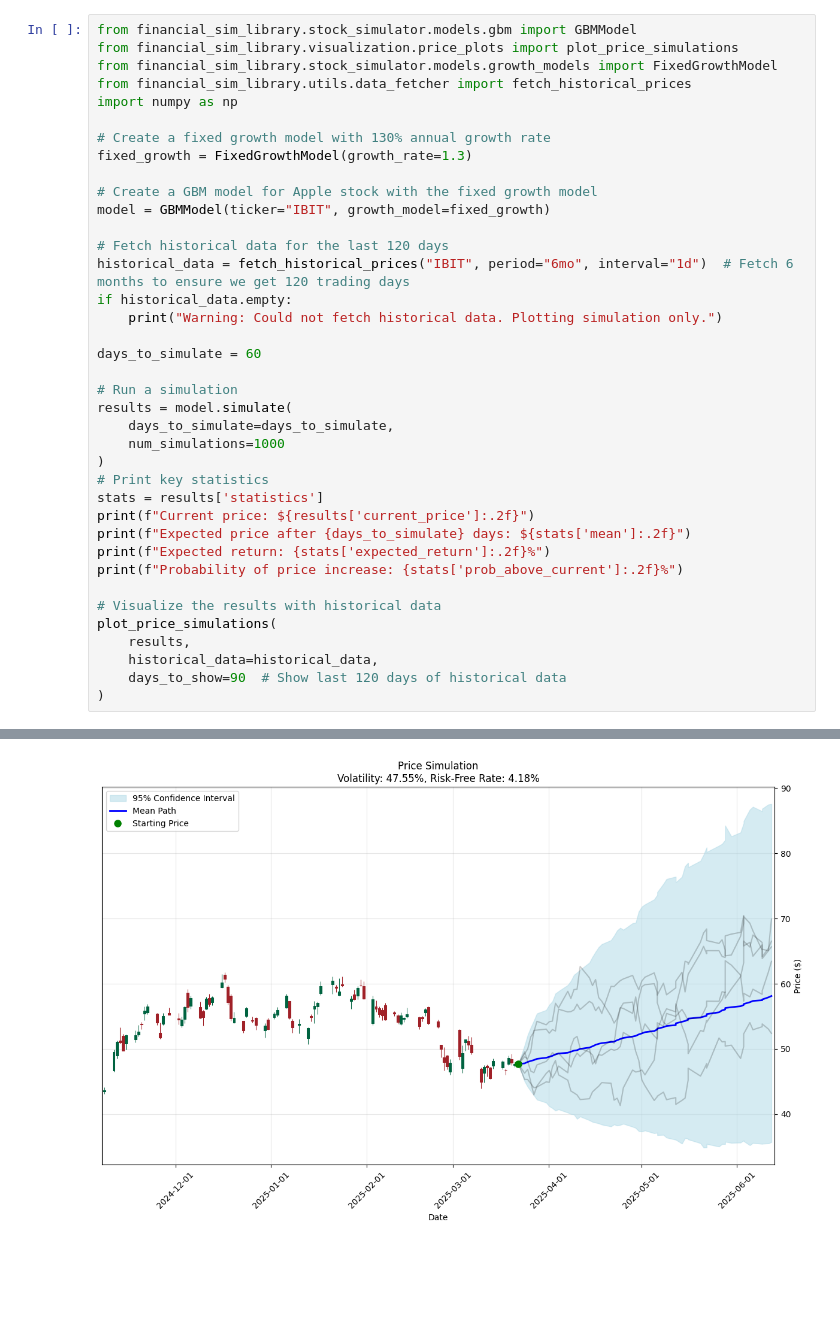
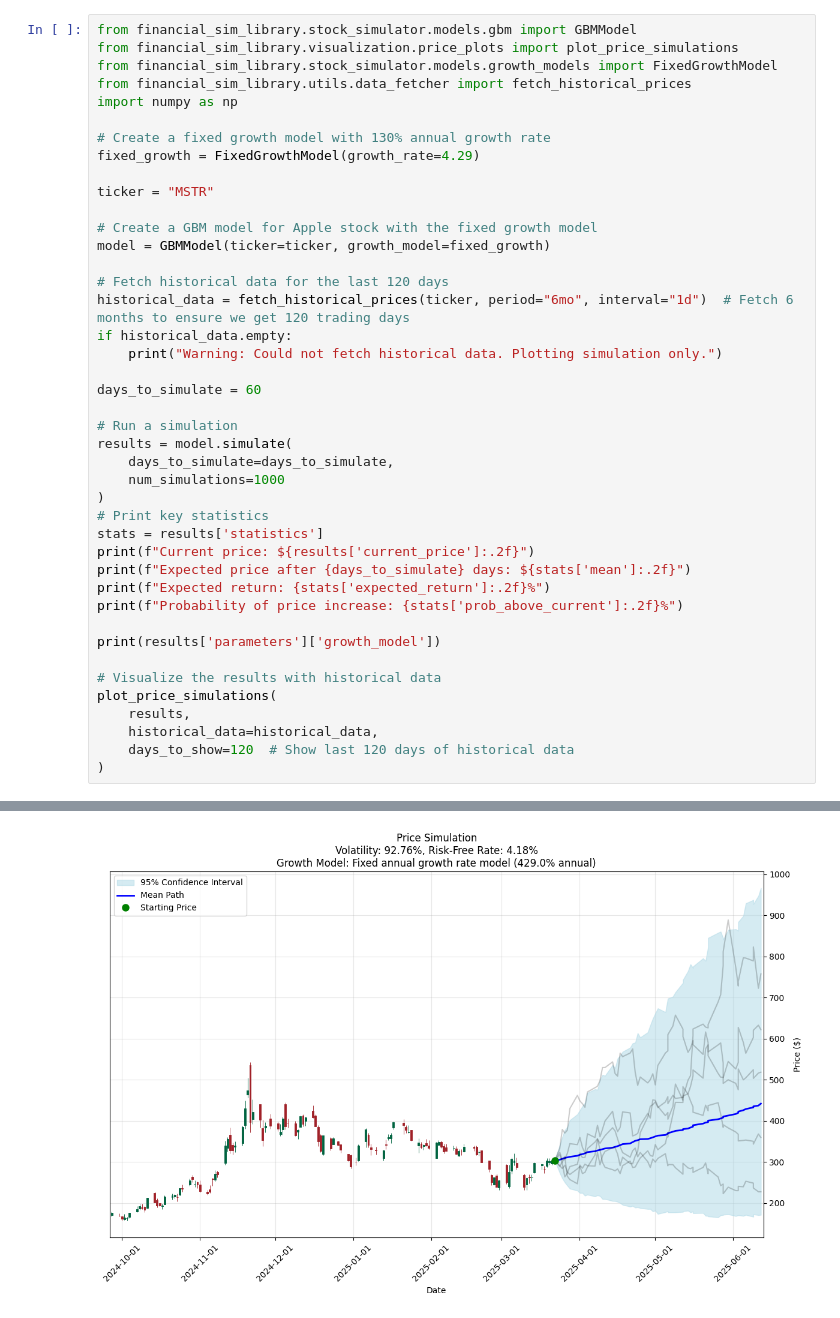
Before and after one commit to assridha/Finance-Simulation-Library, a Jupyter notebook: run_gbm_simulation.ipynb, the cells around one changed output, grey strips where cells are left out. Cells and saved outputs as stored; diff of their text form; blank space fills up the shorter version.

Commit message:
improve price plots

```diff
--- a/run_gbm_simulation.ipynb
+++ b/run_gbm_simulation.ipynb
@@ -6,13 +6,15 @@ from financial_sim_library.utils.data_fetcher import fetch_historical_prices
 import numpy as np
 
 # Create a fixed growth model with 130% annual growth rate
-fixed_growth = FixedGrowthModel(growth_rate=1.3)
+fixed_growth = FixedGrowthModel(growth_rate=4.29)
+
+ticker = "MSTR"
 
 # Create a GBM model for Apple stock with the fixed growth model
-model = GBMModel(ticker="IBIT", growth_model=fixed_growth)
+model = GBMModel(ticker=ticker, growth_model=fixed_growth)
 
 # Fetch historical data for the last 120 days
-historical_data = fetch_historical_prices("IBIT", period="6mo", interval="1d")  # Fetch 6 months to ensure we get 120 trading days
+historical_data = fetch_historical_prices(ticker, period="6mo", interval="1d")  # Fetch 6 months to ensure we get 120 trading days
 if historical_data.empty:
     print("Warning: Could not fetch historical data. Plotting simulation only.")
 
@@ -30,10 +32,12 @@ print(f"Expected price after {days_to_simulate} days: ${stats['mean']:.2f}")
 print(f"Expected return: {stats['expected_return']:.2f}%")
 print(f"Probability of price increase: {stats['prob_above_current']:.2f}%")
 
+print(results['parameters']['growth_model'])
+
 # Visualize the results with historical data
 plot_price_simulations(
     results,
     historical_data=historical_data,
-    days_to_show=90  # Show last 120 days of historical data
+    days_to_show=120  # Show last 120 days of historical data
 )
 # %% [output]
@@ -44 +49 @@ Probability of price increase: 77.50%
-[figure, old version]
+[figure, new version]
```
Also changed, not shown: parts of 1 cell of this notebook, 2 other files.
